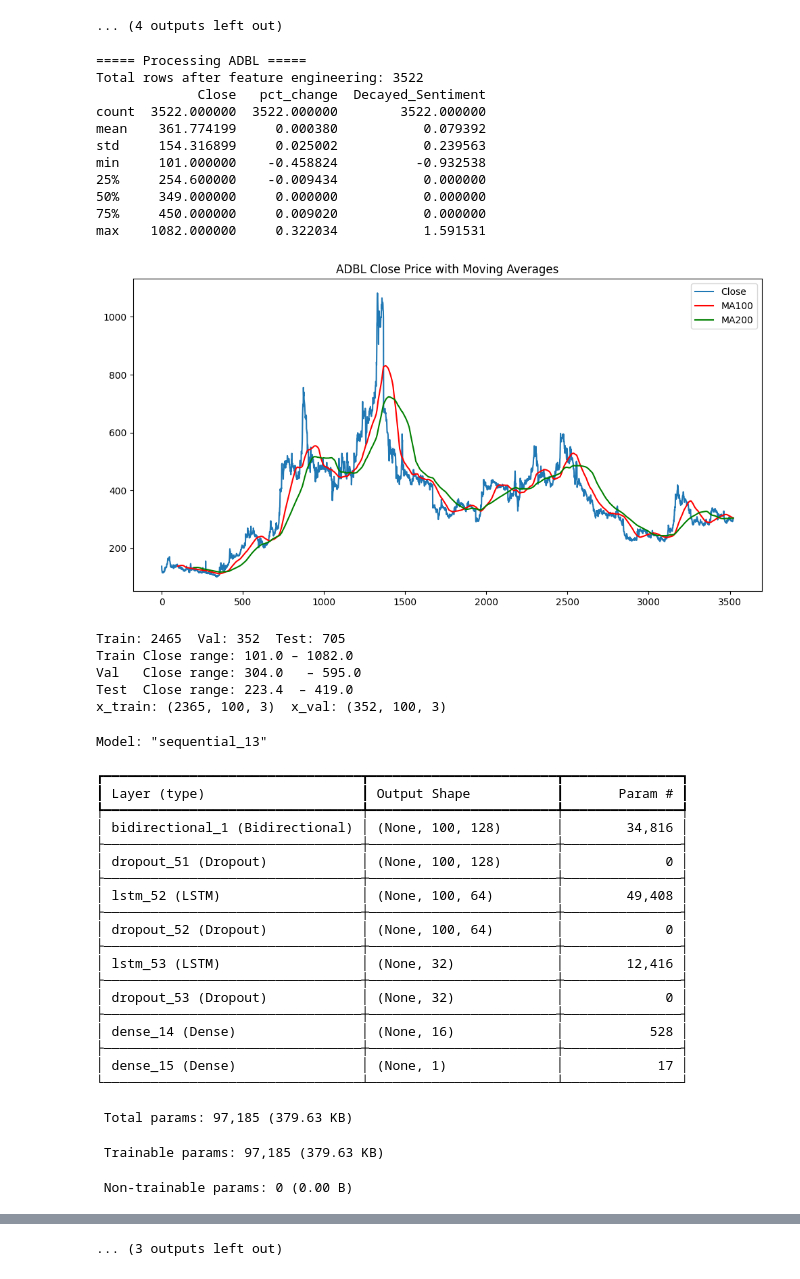
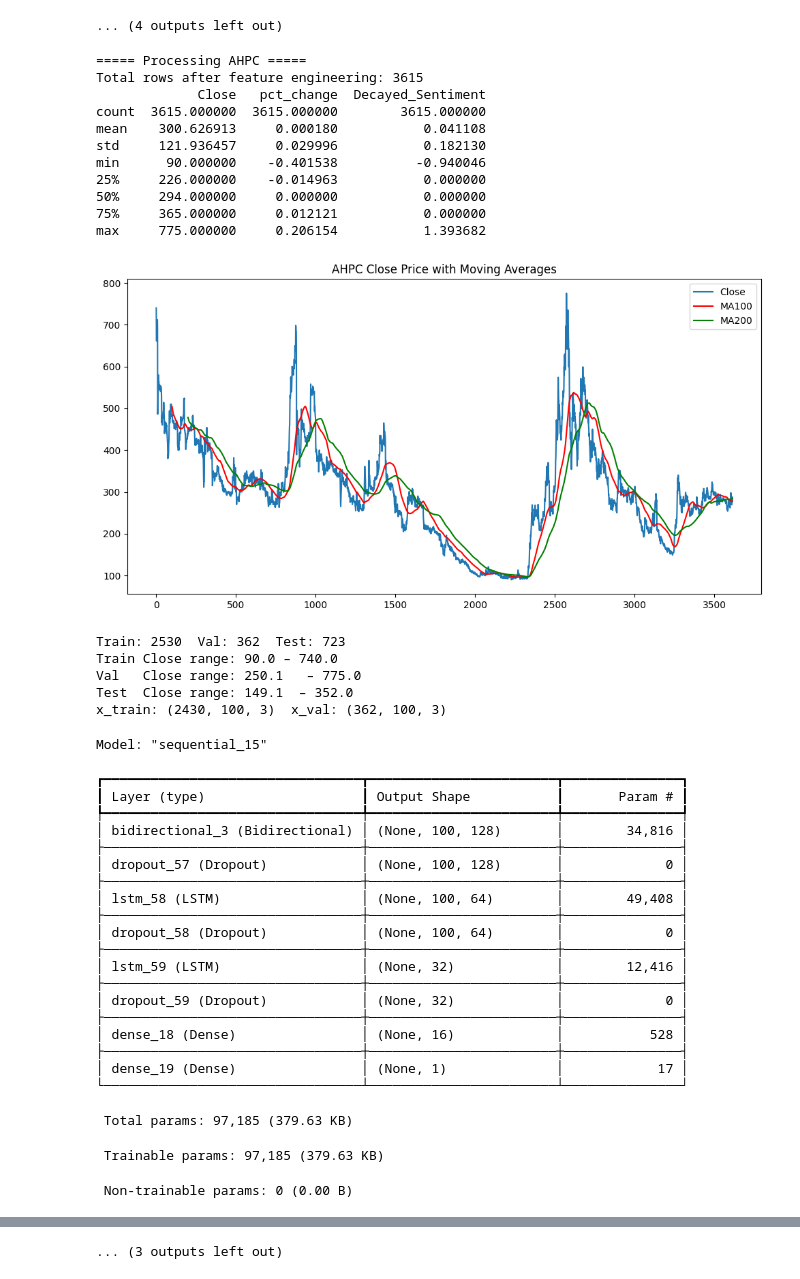
Before and after one commit to arpanrijal/spa, a Jupyter notebook: python/AI-Model/newcodeLSTMseeifitswork.ipynb, the cells around one changed output, grey strips where cells are left out. Cells and saved outputs as stored; diff of their text form; code cells hidden in the pictures.

Commit message:
ahpc stock info

```diff
--- a/python/AI-Model/newcodeLSTMseeifitswork.ipynb
+++ b/python/AI-Model/newcodeLSTMseeifitswork.ipynb
@@ -1480,7 +1480,7 @@ stock_ignored = [
     "CORBLP", "GFCLPO", "HBLPO", "LFCPO", "SBIPO",
     "GABLPO", "AMFIPO", "NMLBS", "ILFCPO", "JSLBBP"
 ]
-needCompareModel = ["ADBL"]  # extend as needed
+needCompareModel = ["AHPC"]  # extend as needed
 
 all_metrics = []
 
@@ -1796,68 +1796,68 @@ for symbol in symbols:
 
     df_date    = pd.read_csv(stock_path)[['Date_Stock']].dropna()
     latest_date = df_date.iloc[0]['Date_Stock']
     print(f"Latest date: {latest_date}")
 
     try:
         requests.post(
             'http://192.168.254.13/predicted_price',
             json={
                 "predicted_price": float(tomorrow_price),
                 "stock":           symbol,
                 "date":            latest_date,
                 "current_price":   float(current_price),
                 "direction":       direction,
                 "change_pct":      float(change_pct),
             },
             timeout=5,
         )
         print("Sent to backend.")
     except Exception as e:
         print(f"Backend error: {e}")
 
 # ================= GLOBAL SUMMARY =================
 if all_metrics:
     summary_path = "../STOCK-EVALUATION-DATA-FIGURE/all_metrics_summary.csv"
     pd.DataFrame(all_metrics).to_csv(summary_path, index=False)
     print(f"\nAll metrics saved → {summary_path}")
     print(pd.DataFrame(all_metrics).to_string(index=False))
 # %% [output]
-===== Processing ADBL =====
-Total rows after feature engineering: 3522
+===== Processing AHPC =====
+Total rows after feature engineering: 3615
              Close   pct_change  Decayed_Sentiment
-count  3522.000000  3522.000000        3522.000000
-mean    361.774199     0.000380           0.079392
-std     154.316899     0.025002           0.239563
-min     101.000000    -0.458824          -0.932538
-25%     254.600000    -0.009434           0.000000
-50%     349.000000     0.000000           0.000000
-75%     450.000000     0.009020           0.000000
-max    1082.000000     0.322034           1.591531
+count  3615.000000  3615.000000        3615.000000
+mean    300.626913     0.000180           0.041108
+std     121.936457     0.029996           0.182130
+min      90.000000    -0.401538          -0.940046
+25%     226.000000    -0.014963           0.000000
+50%     294.000000     0.000000           0.000000
+75%     365.000000     0.012121           0.000000
+max     775.000000     0.206154           1.393682
-[figure, old version]
+[figure, new version]
-Train: 2465  Val: 352  Test: 705
-Train Close range: 101.0 – 1082.0
-Val   Close range: 304.0   – 595.0
-Test  Close range: 223.4  – 419.0
-x_train: (2365, 100, 3)  x_val: (352, 100, 3)
+Train: 2530  Val: 362  Test: 723
+Train Close range: 90.0 – 740.0
+Val   Close range: 250.1   – 775.0
+Test  Close range: 149.1  – 352.0
+x_train: (2430, 100, 3)  x_val: (362, 100, 3)
-Model: "sequential_13"
+Model: "sequential_15"
 ┏━━━━━━━━━━━━━━━━━━━━━━━━━━━━━━━━━┳━━━━━━━━━━━━━━━━━━━━━━━━┳━━━━━━━━━━━━━━━┓
 ┃ Layer (type)                    ┃ Output Shape           ┃       Param # ┃
 ┡━━━━━━━━━━━━━━━━━━━━━━━━━━━━━━━━━╇━━━━━━━━━━━━━━━━━━━━━━━━╇━━━━━━━━━━━━━━━┩
-│ bidirectional_1 (Bidirectional) │ (None, 100, 128)       │        34,816 │
+│ bidirectional_3 (Bidirectional) │ (None, 100, 128)       │        34,816 │
 ├─────────────────────────────────┼────────────────────────┼───────────────┤
-│ dropout_51 (Dropout)            │ (None, 100, 128)       │             0 │
+│ dropout_57 (Dropout)            │ (None, 100, 128)       │             0 │
 ├─────────────────────────────────┼────────────────────────┼───────────────┤
-│ lstm_52 (LSTM)                  │ (None, 100, 64)        │        49,408 │
+│ lstm_58 (LSTM)                  │ (None, 100, 64)        │        49,408 │
 ├─────────────────────────────────┼────────────────────────┼───────────────┤
-│ dropout_52 (Dropout)            │ (None, 100, 64)        │             0 │
+│ dropout_58 (Dropout)            │ (None, 100, 64)        │             0 │
 ├─────────────────────────────────┼────────────────────────┼───────────────┤
-│ lstm_53 (LSTM)                  │ (None, 32)             │        12,416 │
+│ lstm_59 (LSTM)                  │ (None, 32)             │        12,416 │
 ├─────────────────────────────────┼────────────────────────┼───────────────┤
-│ dropout_53 (Dropout)            │ (None, 32)             │             0 │
+│ dropout_59 (Dropout)            │ (None, 32)             │             0 │
 ├─────────────────────────────────┼────────────────────────┼───────────────┤
-│ dense_14 (Dense)                │ (None, 16)             │           528 │
+│ dense_18 (Dense)                │ (None, 16)             │           528 │
 ├─────────────────────────────────┼────────────────────────┼───────────────┤
-│ dense_15 (Dense)                │ (None, 1)              │            17 │
+│ dense_19 (Dense)                │ (None, 1)              │            17 │
 └─────────────────────────────────┴────────────────────────┴───────────────┘
  Total params: 97,185 (379.63 KB)
  Trainable params: 97,185 (379.63 KB)
```
Also changed, not shown: parts of 1 cell of this notebook, 16 other files.
